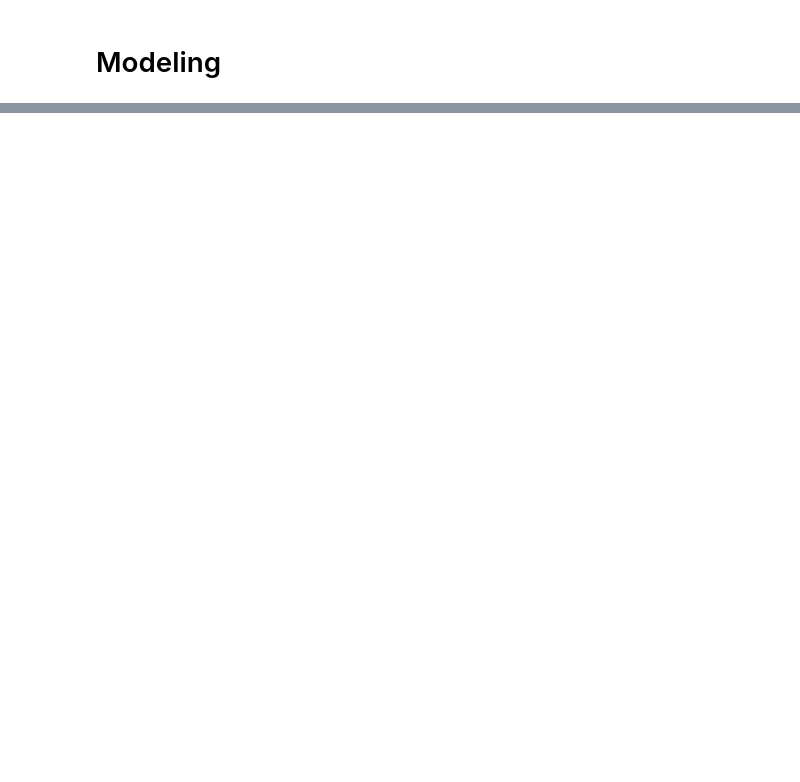
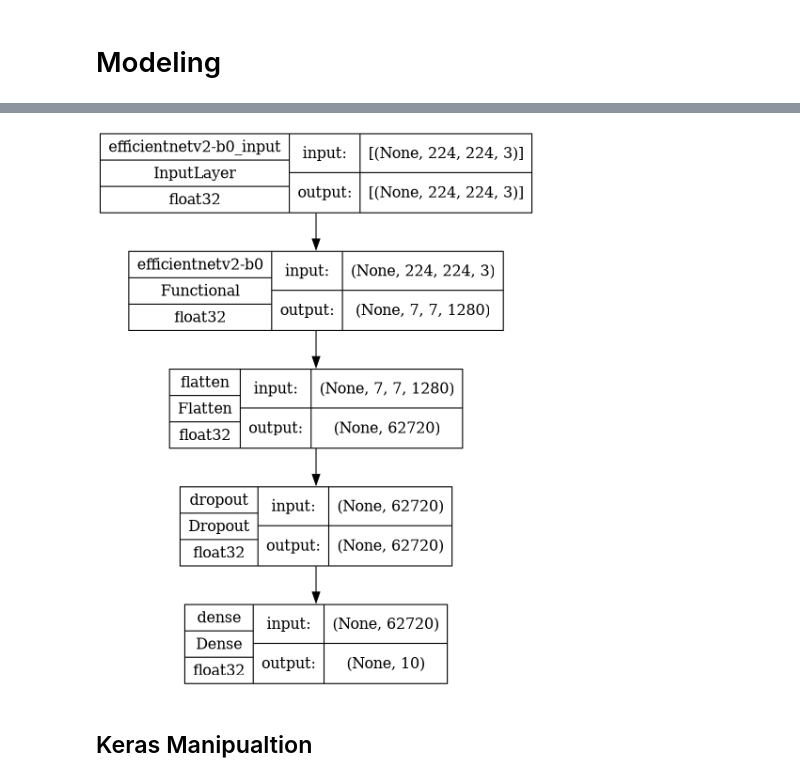
Before and after one commit to pyc4che/oncoscope, a Jupyter notebook: notebooks/tumor_detection.ipynb, the cells around one changed output, grey strips where cells are left out. Saved outputs shown, nothing was run; the diff lists cells and outputs as text; code cells hidden in the pictures; blank space fills up the shorter version.

Commit message:
Models Creator

```diff
--- a/notebooks/tumor_detection.ipynb
+++ b/notebooks/tumor_detection.ipynb
@@ -211,0 +243,27 @@ for images, labels in train.take(1):
+# %%
+model = EfficientNetV2B0(
+    input_shape=(224, 224, 3),
+    include_top=False,
+    weights='imagenet'
+)
+
+model.trainable = False
+
+keras_model = Sequential()
+
+keras_model.add(
+    model
+)
+keras_model.add(
+    Flatten()
+)
+keras_model.add(
+    Dropout(0.5)
+)
+keras_model.add(
+    Dense(
+        10, activation=softmax
+    )
+)
+
+keras_model.summary()
@@ -211,0 +289,17 @@ for images, labels in train.take(1):
+# %%
+'''
+Additional libraries are required, like: pydot and graphviz
+'''
+
+plot_model(
+    keras_model,
+    to_file='../output/model_plotting.png',
+    show_shapes=True,
+    show_layer_names=True,
+    show_dtype=True,
+    dpi=80
+)
+# %% [output]
+[figure, added]
+# %% [markdown]
+## Keras Manipualtion
```
Also changed, not shown: parts of 31 cells of this notebook, 5 other files.
